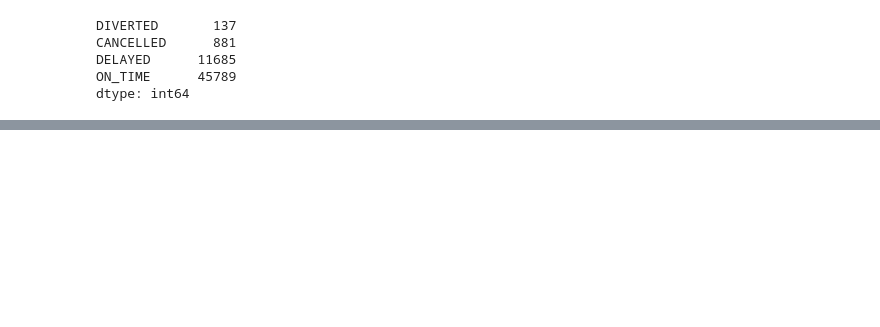
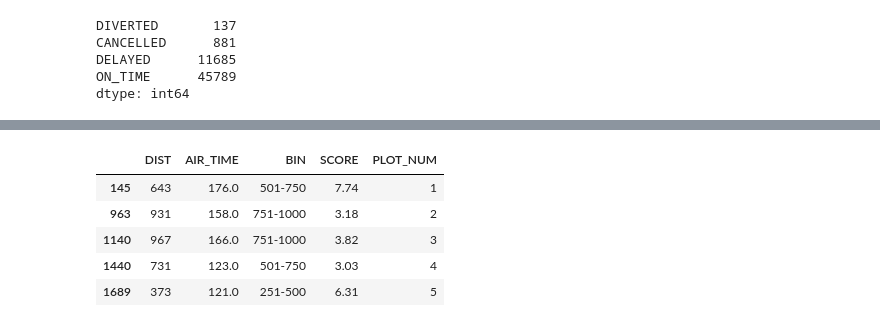
Before and after one commit to minstrel1149/pandas_practice-cookbook1, a Jupyter notebook: Pd_cookbook_1_chapter13.ipynb, the cells around one changed output, grey strips where cells are left out. Cells and saved outputs as stored; diff of their text form; code cells hidden in the pictures; blank space fills up the shorter version.

```diff
--- a/Pd_cookbook_1_chapter13.ipynb
+++ b/Pd_cookbook_1_chapter13.ipynb
@@ -312,0 +358,14 @@ fig, ax = plt.subplots(figsize=(12, 4))
+# %%
+scores = (short
+# 'BIN'을 그룹화 열, 'AIR_TIME'을 집계 열로 가진 후
+.groupby('BIN')['AIR_TIME']
+# transform() 메서드 이용하여 원래 인덱스 유지하면서 표준정규분포 z값 삽입
+.transform(lambda x: (x - x.mean()) / x.std())
+.round(2)
+)
+(short
+.assign(SCORE=scores)
+# pivot() 메서드를 활용할 시 인덱스는 원래 인덱스를 유지해야하므로 columns 파라미터와 values 파라미터만 활용
+.pivot(columns='BIN', values='SCORE')
+.plot.box(fontsize=7)
+)
@@ -312,0 +375,23 @@ fig, ax = plt.subplots(figsize=(12, 4))
+# %%
+# z값의 절대값이 3 이상인 outlier를 파악하기 위해 불리언 배열 활용
+mask = (short
+.assign(SCORE=scores)
+# pipe() 메서드를 활용해 불리언 배열로 전환
+.pipe(lambda df: df['SCORE'].abs().gt(3))
+)
+# 기존 구한 mask를 바탕으로 outlier에 해당하는 데이터만 추출
+outliers = (short
+.assign(SCORE=scores)
+# loc 속성 이용하여 mask 삽입
+.loc[mask]
+# assign() 메서드 및 range() 이용하여 번호 지정
+.assign(PLOT_NUM=lambda df: range(1, len(df) + 1, 1))
+)
+outliers
+# %% [output]
+|  | DIST | AIR_TIME | BIN | SCORE | PLOT_NUM |
+| 145 | 643 | 176.0 | 501-750 | 7.74 | 1 |
+| 963 | 931 | 158.0 | 751-1000 | 3.18 | 2 |
+| 1140 | 967 | 166.0 | 751-1000 | 3.82 | 3 |
+| 1440 | 731 | 123.0 | 501-750 | 3.03 | 4 |
+| 1689 | 373 | 121.0 | 251-500 | 6.31 | 5 |
```
Also changed, not shown: parts of 4 cells of this notebook.
